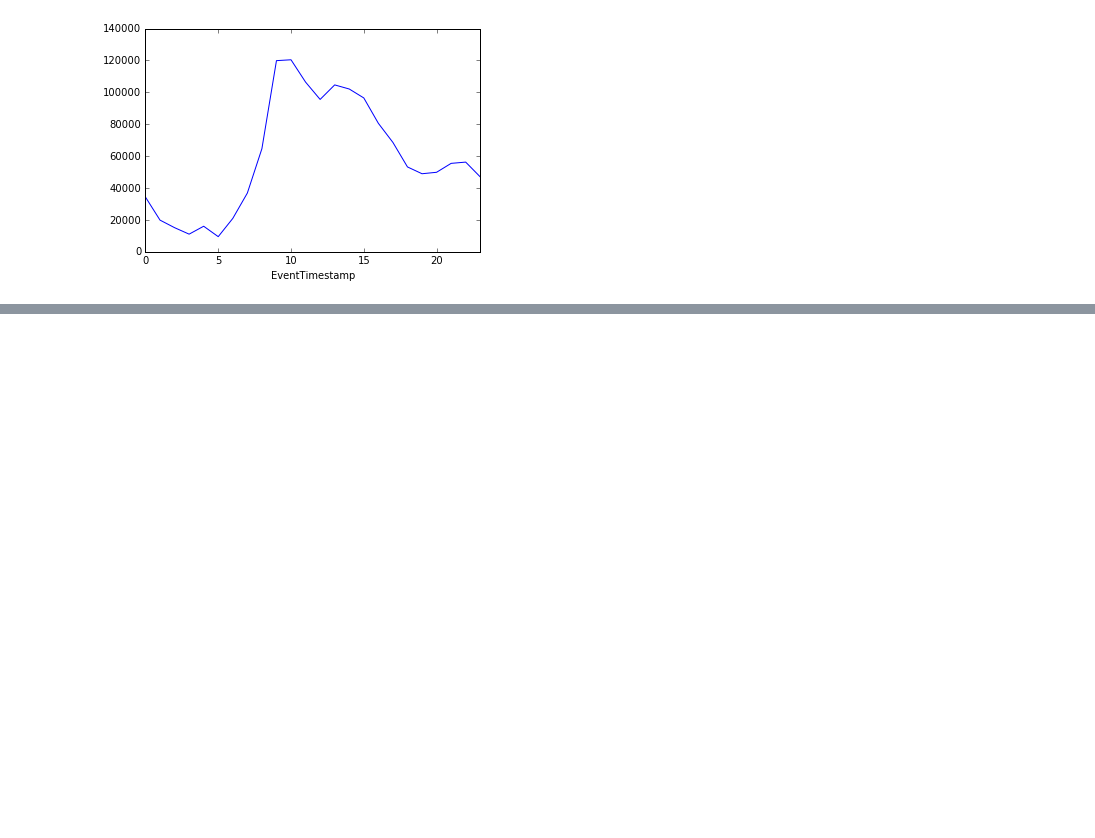
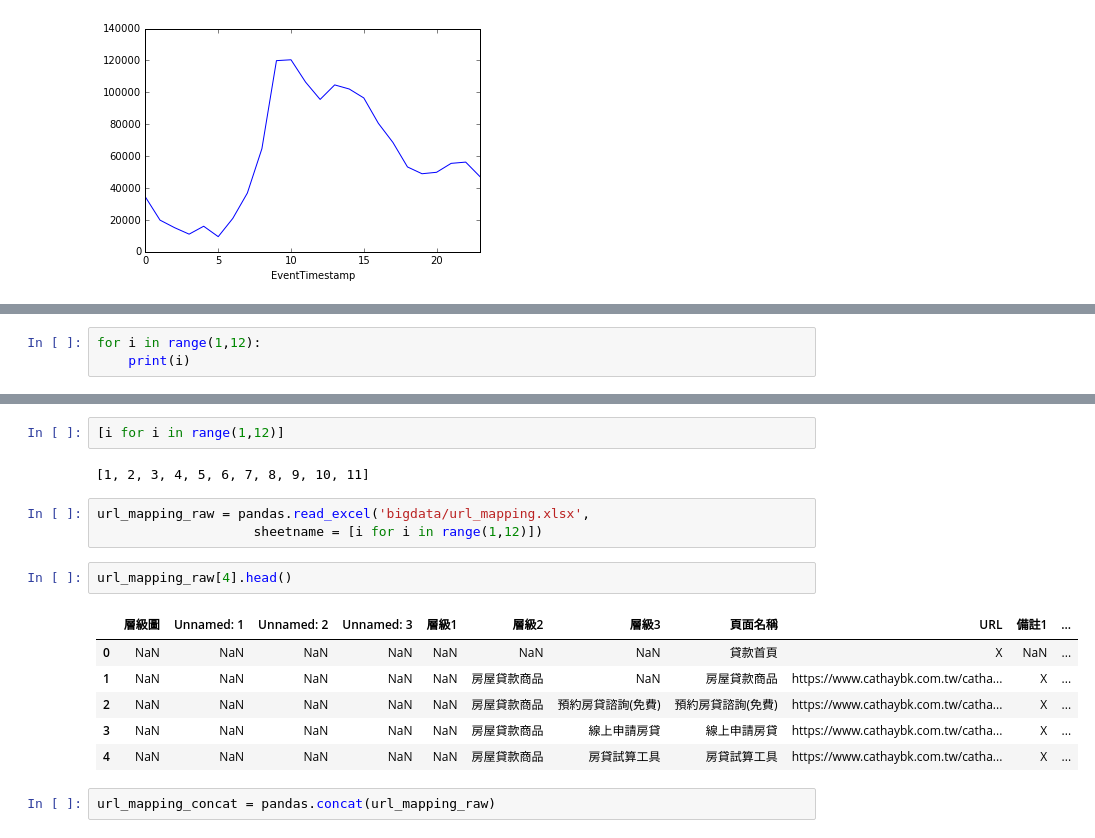
Before and after one commit to ywchiu/cathaybkpython, a Jupyter notebook: 20160901Demo.ipynb, the cells around one changed output, grey strips where cells are left out. Drawn from its saved outputs; the diff is of its cells as text; blank space fills up the shorter version.

```diff
--- a/20160901Demo.ipynb
+++ b/20160901Demo.ipynb
@@ -505,0 +517,3 @@ WARNING: pylab import has clobbered these variables: ['datetime']
+# %%
+for i in range(1,12):
+    print(i)
@@ -505,0 +532,18 @@ WARNING: pylab import has clobbered these variables: ['datetime']
+# %%
+[i for i in range(1,12)]
+# %% [output]
+[1, 2, 3, 4, 5, 6, 7, 8, 9, 10, 11]
+# %%
+url_mapping_raw = pandas.read_excel('bigdata/url_mapping.xlsx',
+                    sheetname = [i for i in range(1,12)])
+# %%
+url_mapping_raw[4].head()
+# %% [output]
+|  | 層級圖 | Unnamed: 1 | Unnamed: 2 | Unnamed: 3 | 層級1 | 層級2 | 層級3 | 頁面名稱 | URL | 備註1 | ... |
+| 0 | NaN | NaN | NaN | NaN | NaN | NaN | NaN | 貸款首頁 | X | NaN | ... |
+| 1 | NaN | NaN | NaN | NaN | NaN | 房屋貸款商品 | NaN | 房屋貸款商品 | https://www.cathaybk.com.tw/catha... | X | ... |
+| 2 | NaN | NaN | NaN | NaN | NaN | 房屋貸款商品 | 預約房貸諮詢(免費) | 預約房貸諮詢(免費) | https://www.cathaybk.com.tw/catha... | X | ... |
+| 3 | NaN | NaN | NaN | NaN | NaN | 房屋貸款商品 | 線上申請房貸 | 線上申請房貸 | https://www.cathaybk.com.tw/catha... | X | ... |
+| 4 | NaN | NaN | NaN | NaN | NaN | 房屋貸款商品 | 房貸試算工具 | 房貸試算工具 | https://www.cathaybk.com.tw/catha... | X | ... |
+# %%
+url_mapping_concat = pandas.concat(url_mapping_raw)
```
Also changed, not shown: parts of 12 cells of this notebook.
